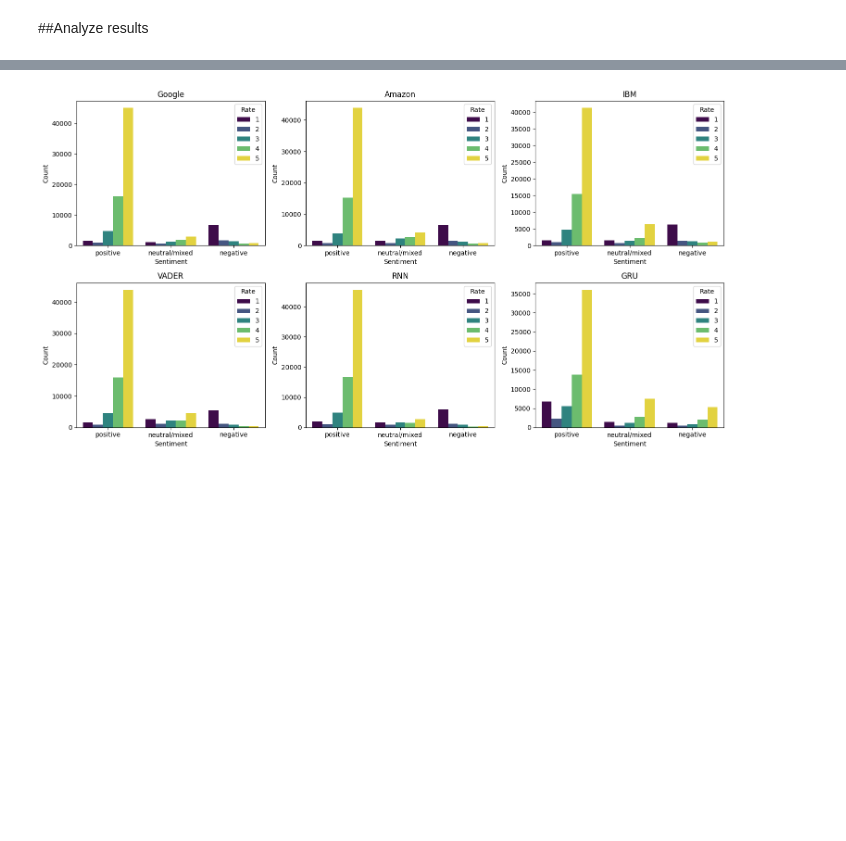
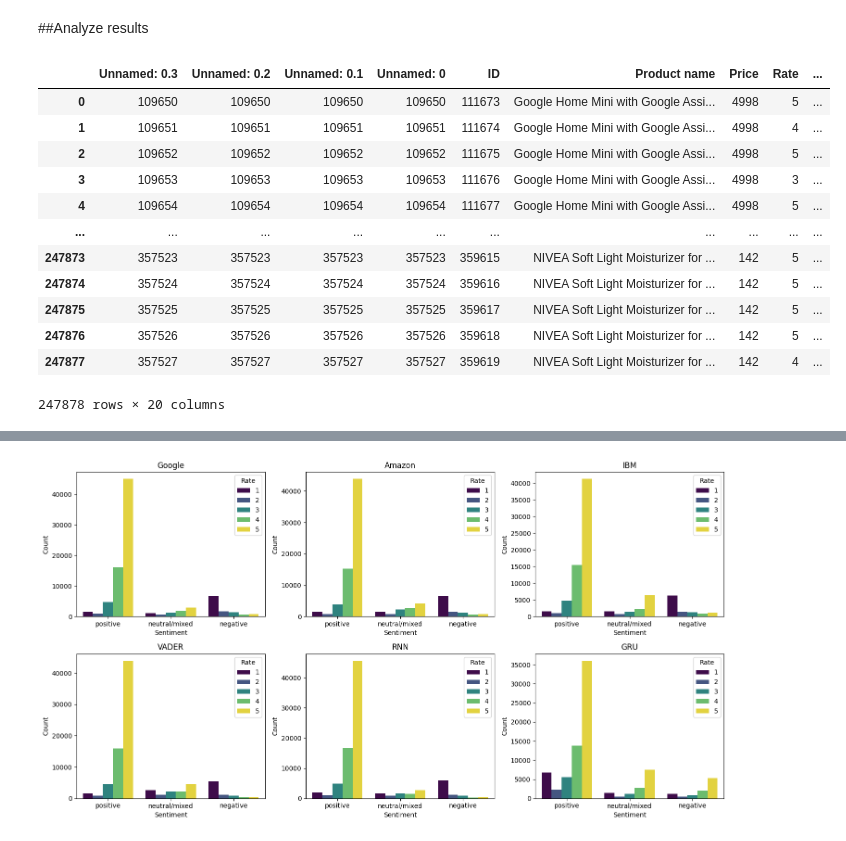
Before and after one commit to dariemoldovan/majority-voting-reviews-sentiment, a Jupyter notebook: Large_Flipkart_sentiment_aggregation.ipynb, the cells around one changed output, grey strips where cells are left out. Saved outputs shown, nothing was run; the diff lists cells and outputs as text; code cells hidden in the pictures; blank space fills up the shorter version.

```diff
--- a/Large_Flipkart_sentiment_aggregation.ipynb
+++ b/Large_Flipkart_sentiment_aggregation.ipynb
@@ -1707,5 +2028,24 @@ df=df.dropna()
 # %% [markdown]
 ##Analyze results
+# %%
+import pandas as pd
+df = pd.read_csv('/content/drive/MyDrive/Bert/results_large_distilbert.csv')
+# %%
+df
+# %% [output]
+|  | Unnamed: 0.3 | Unnamed: 0.2 | Unnamed: 0.1 | Unnamed: 0 | ID | Product name | Price | Rate | ... |
+| 0 | 109650 | 109650 | 109650 | 109650 | 111673 | Google Home Mini with Google Assi... | 4998 | 5 | ... |
+| 1 | 109651 | 109651 | 109651 | 109651 | 111674 | Google Home Mini with Google Assi... | 4998 | 4 | ... |
+| 2 | 109652 | 109652 | 109652 | 109652 | 111675 | Google Home Mini with Google Assi... | 4998 | 5 | ... |
+| 3 | 109653 | 109653 | 109653 | 109653 | 111676 | Google Home Mini with Google Assi... | 4998 | 3 | ... |
+| 4 | 109654 | 109654 | 109654 | 109654 | 111677 | Google Home Mini with Google Assi... | 4998 | 5 | ... |
+| ... | ... | ... | ... | ... | ... | ... | ... | ... | ... |
+| 247873 | 357523 | 357523 | 357523 | 357523 | 359615 | NIVEA Soft Light Moisturizer for ... | 142 | 5 | ... |
+| 247874 | 357524 | 357524 | 357524 | 357524 | 359616 | NIVEA Soft Light Moisturizer for ... | 142 | 5 | ... |
+| 247875 | 357525 | 357525 | 357525 | 357525 | 359617 | NIVEA Soft Light Moisturizer for ... | 142 | 5 | ... |
+| 247876 | 357526 | 357526 | 357526 | 357526 | 359618 | NIVEA Soft Light Moisturizer for ... | 142 | 5 | ... |
+| 247877 | 357527 | 357527 | 357527 | 357527 | 359619 | NIVEA Soft Light Moisturizer for ... | 142 | 4 | ... |
+247878 rows × 20 columns
 # %%
 #df = pd.read_csv('/content/drive/MyDrive/Bert/flipkart_results_rnn.csv')
 # %%
```
Also changed, not shown: parts of 8 cells of this notebook.
